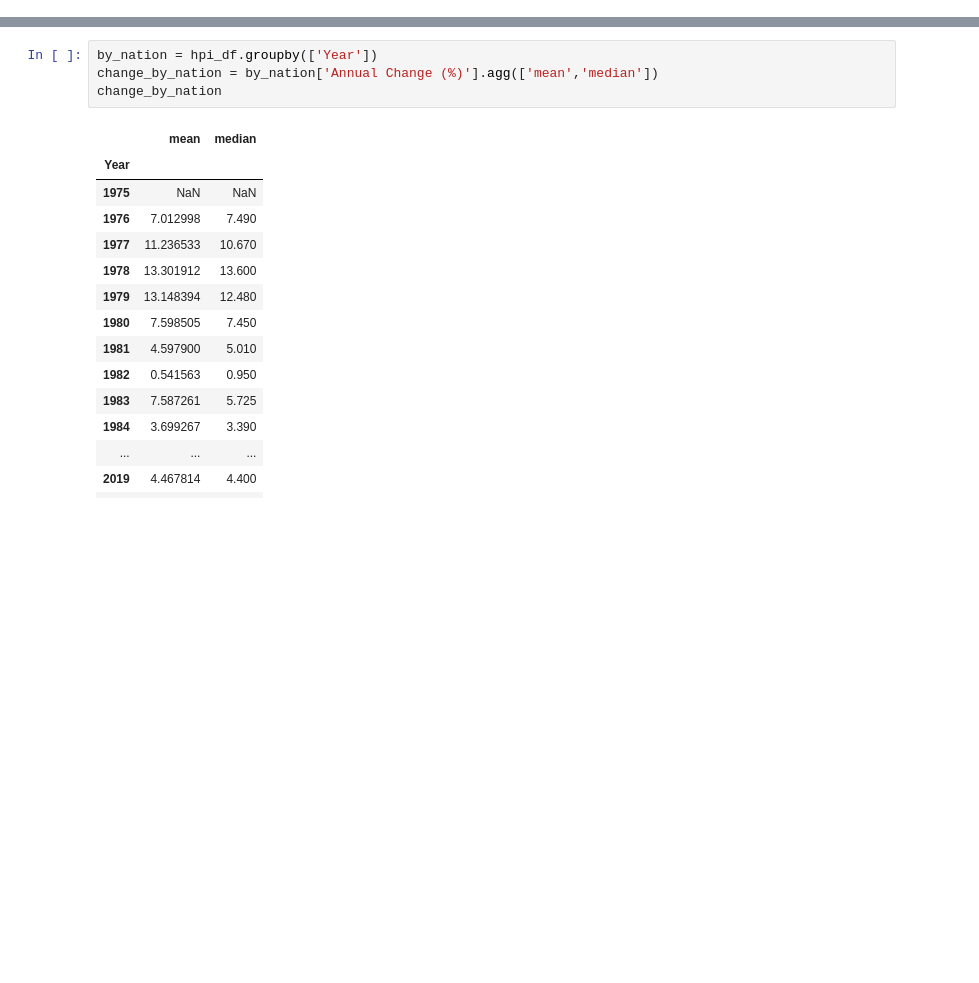
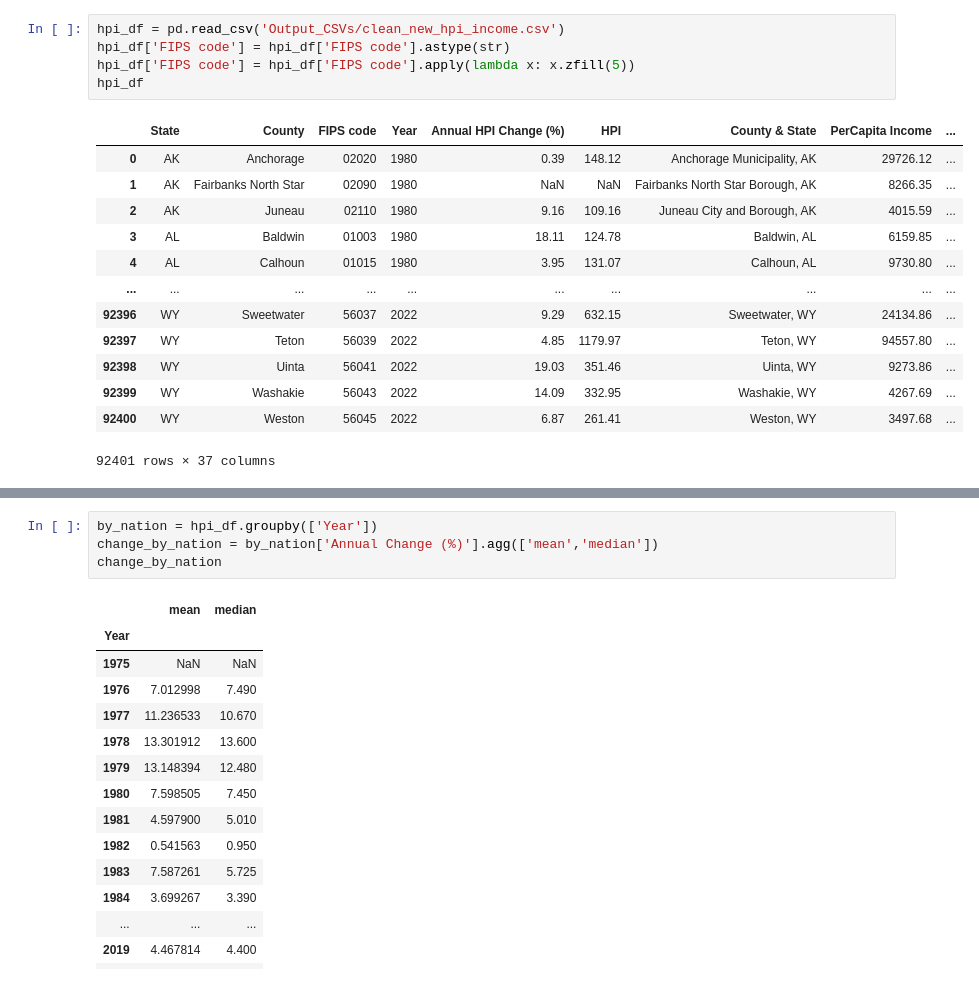
Before and after one commit to chrisadamsv/Dream-Team-Project1, a Jupyter notebook: Project_Data/Chris_work.ipynb, the cells around one changed output, grey strips where cells are left out. Drawn from its saved outputs; the diff is of its cells as text; blank space fills up the shorter version.

```diff
--- a/Project_Data/Chris_work.ipynb
+++ b/Project_Data/Chris_work.ipynb
@@ -52 +38,20 @@ county_json = requests.get(county_url).json()
+# %%
+hpi_df = pd.read_csv('Output_CSVs/clean_new_hpi_income.csv')
+hpi_df['FIPS code'] = hpi_df['FIPS code'].astype(str)
+hpi_df['FIPS code'] = hpi_df['FIPS code'].apply(lambda x: x.zfill(5))
+hpi_df
+# %% [output]
+|  | State | County | FIPS code | Year | Annual HPI Change (%) | HPI | County & State | PerCapita Income | ... |
+| 0 | AK | Anchorage | 02020 | 1980 | 0.39 | 148.12 | Anchorage Municipality, AK | 29726.12 | ... |
+| 1 | AK | Fairbanks North Star | 02090 | 1980 | NaN | NaN | Fairbanks North Star Borough, AK | 8266.35 | ... |
+| 2 | AK | Juneau | 02110 | 1980 | 9.16 | 109.16 | Juneau City and Borough, AK | 4015.59 | ... |
+| 3 | AL | Baldwin | 01003 | 1980 | 18.11 | 124.78 | Baldwin, AL | 6159.85 | ... |
+| 4 | AL | Calhoun | 01015 | 1980 | 3.95 | 131.07 | Calhoun, AL | 9730.80 | ... |
+| ... | ... | ... | ... | ... | ... | ... | ... | ... | ... |
+| 92396 | WY | Sweetwater | 56037 | 2022 | 9.29 | 632.15 | Sweetwater, WY | 24134.86 | ... |
+| 92397 | WY | Teton | 56039 | 2022 | 4.85 | 1179.97 | Teton, WY | 94557.80 | ... |
+| 92398 | WY | Uinta | 56041 | 2022 | 19.03 | 351.46 | Uinta, WY | 9273.86 | ... |
+| 92399 | WY | Washakie | 56043 | 2022 | 14.09 | 332.95 | Washakie, WY | 4267.69 | ... |
+| 92400 | WY | Weston | 56045 | 2022 | 6.87 | 261.41 | Weston, WY | 3497.68 | ... |
+92401 rows × 37 columns
 # %%
```
Also changed, not shown: parts of 12 cells of this notebook, 13 other files.
